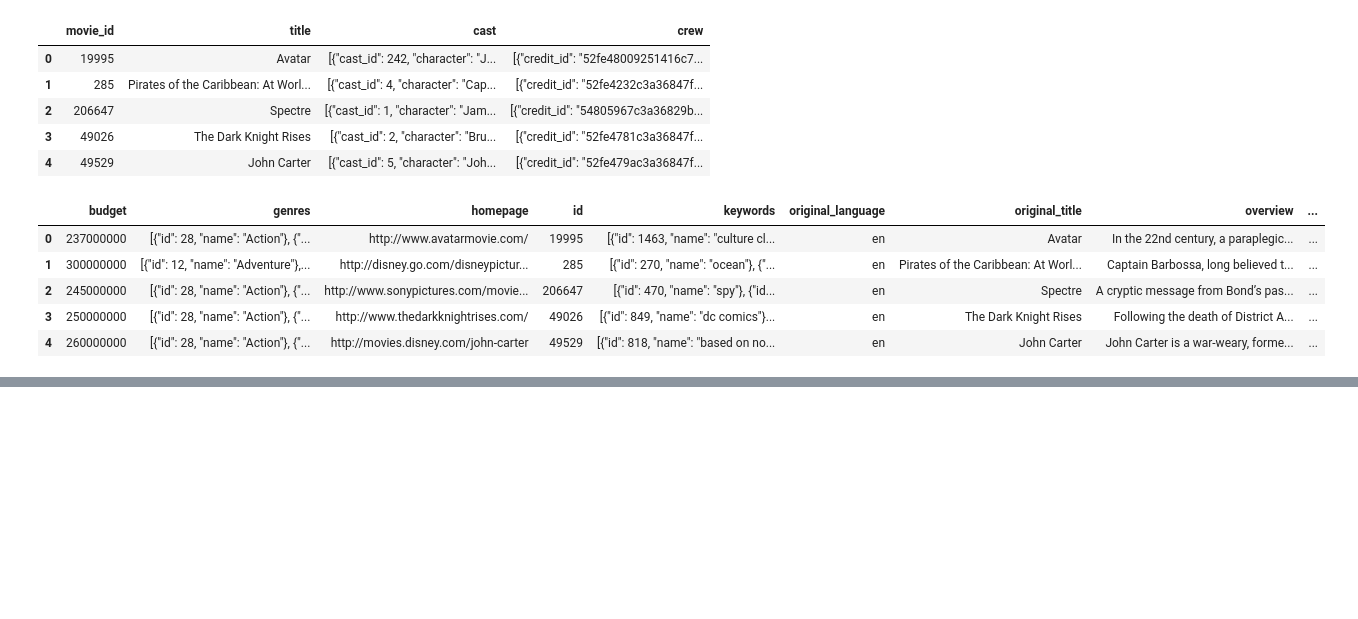
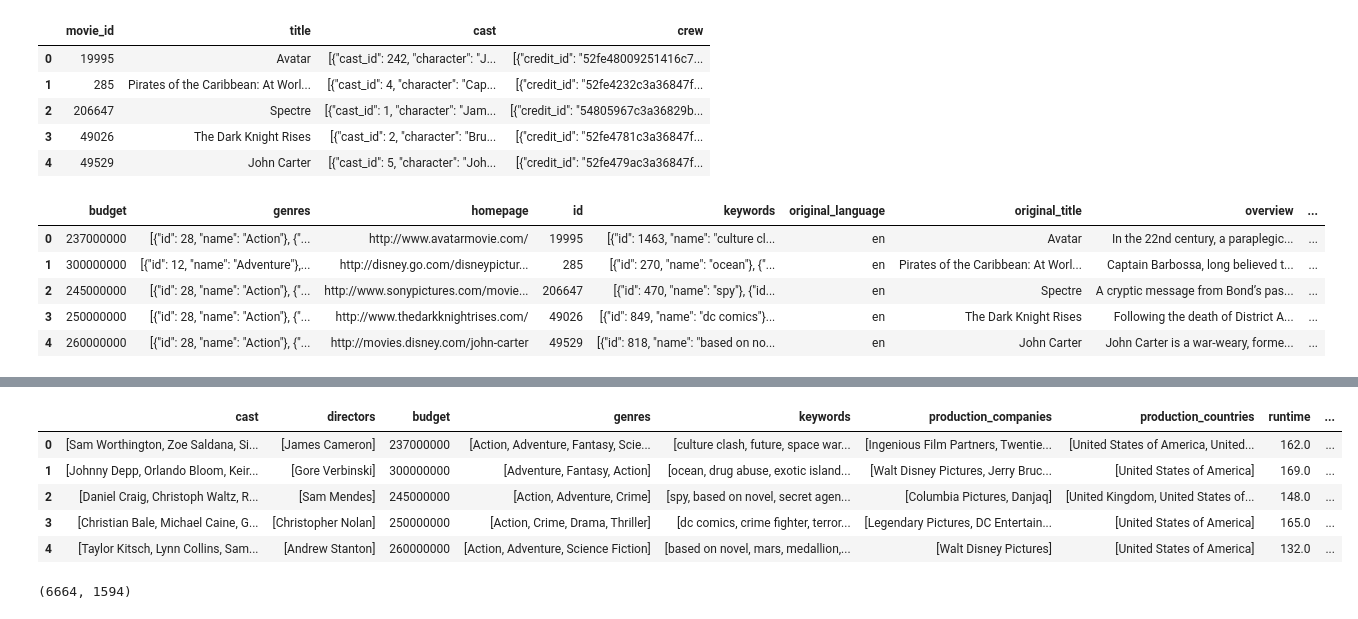
Before and after one commit to JuliaMaria/MovieReviewPredictionProject, a Jupyter notebook: DataPreprocessing.ipynb, the cells around one changed output, grey strips where cells are left out. Drawn from its saved outputs; the diff is of its cells as text; code cells hidden in the pictures; blank space fills up the shorter version.

Commit message:
Data preprocessing code added

```diff
--- a/DataPreprocessing.ipynb
+++ b/DataPreprocessing.ipynb
@@ -155,3 +122,47 @@ def prep_year(data, year_regex):
+# %%
+def remove_empty_rows(df):
+    df = df.dropna()
+    df = df[df['cast'] != '[]']
+    df = df[df['crew'] != '[]']
+    df = df[df['genres'] != '[]']
+    df = df[df['keywords'] != '[]']
+    df = df[df['production_companies'] != '[]']
+    df = df[df['production_countries'] != '[]']
+    df = df[df['spoken_languages'] != '[]']
+    df = df[df['budget'] != 0]
+    df = df[df['runtime'] != 0]
+    df = df[df['vote_average'] != 0]
+    return df
+# %%
+def preprocess_data_first_stage(df, name_regex, director_regex, year_regex, cast_member_number, keyword_number):
+    df = remove_empty_rows(df)
+    df['cast'] = df['cast'].apply(lambda x: prep_cast(x, name_regex, cast_member_number))
+    df['directors'] = df['crew'].apply(lambda x: prep_directors(x, director_regex))
+    df = df[df['directors'] != '[]']
+    df['genres'] = df['genres'].apply(lambda x: prep_genres(x, name_regex))
+    df['keywords'] = df['keywords'].apply(lambda x: prep_keywords(x, name_regex, keyword_number))
+    df['production_companies'] = df['production_companies'].apply(lambda x: prep_companies(x, name_regex))
+    df['production_countries'] = df['production_countries'].apply(lambda x: prep_countries(x, name_regex))
+    df['spoken_languages'] = df['spoken_languages'].apply(lambda x: prep_languages(x, name_regex))
+    df['year'] = df['release_date'].astype(str).apply(lambda x: prep_year(x, year_regex))
+    return df
 # %%
 # message_embeddings = embed([data_selected.iloc[0]['overview']])
 # print(message_embeddings)
+# %%
+first_preprocessing = preprocess_data_first_stage(data_selected, name_regex, director_regex, year_regex, 5, 5)
+# %%
+first_preprocessing = first_preprocessing[['cast', 'directors', 'budget', 'genres', 'keywords', 'production_companies', 'production_countries', 'runtime', 'spoken_languages', 'year', 'vote_average']]
+# %%
+first_preprocessing.head()
+# %% [output]
+|  | cast | directors | budget | genres | keywords | production_companies | production_countries | runtime | ... |
+| 0 | [Sam Worthington, Zoe Saldana, Si... | [James Cameron] | 237000000 | [Action, Adventure, Fantasy, Scie... | [culture clash, future, space war... | [Ingenious Film Partners, Twentie... | [United States of America, United... | 162.0 | ... |
+| 1 | [Johnny Depp, Orlando Bloom, Keir... | [Gore Verbinski] | 300000000 | [Adventure, Fantasy, Action] | [ocean, drug abuse, exotic island... | [Walt Disney Pictures, Jerry Bruc... | [United States of America] | 169.0 | ... |
+| 2 | [Daniel Craig, Christoph Waltz, R... | [Sam Mendes] | 245000000 | [Action, Adventure, Crime] | [spy, based on novel, secret agen... | [Columbia Pictures, Danjaq] | [United Kingdom, United States of... | 148.0 | ... |
+| 3 | [Christian Bale, Michael Caine, G... | [Christopher Nolan] | 250000000 | [Action, Crime, Drama, Thriller] | [dc comics, crime fighter, terror... | [Legendary Pictures, DC Entertain... | [United States of America] | 165.0 | ... |
+| 4 | [Taylor Kitsch, Lynn Collins, Sam... | [Andrew Stanton] | 260000000 | [Action, Adventure, Science Fiction] | [based on novel, mars, medallion,... | [Walt Disney Pictures] | [United States of America] | 132.0 | ... |
+# %%
+len(all_cast), len(all_directors)
+# %% [output]
+(6664, 1594)
```
Also changed, not shown: parts of 12 cells of this notebook, 1 other file.
